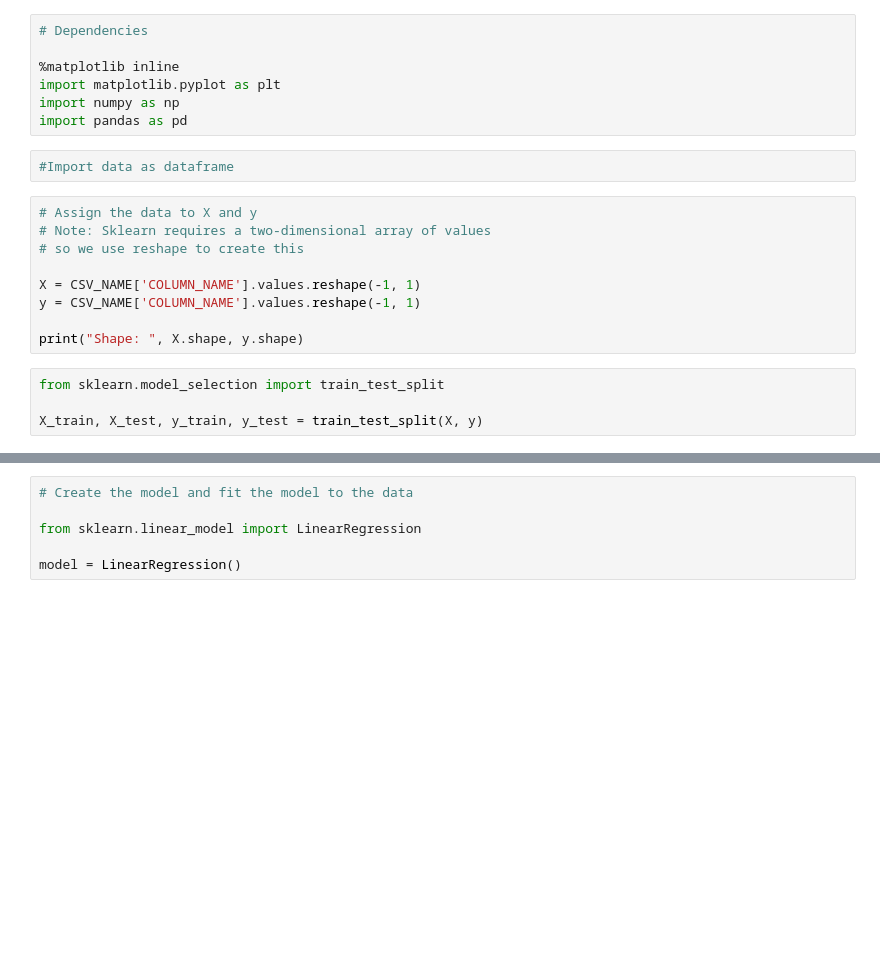
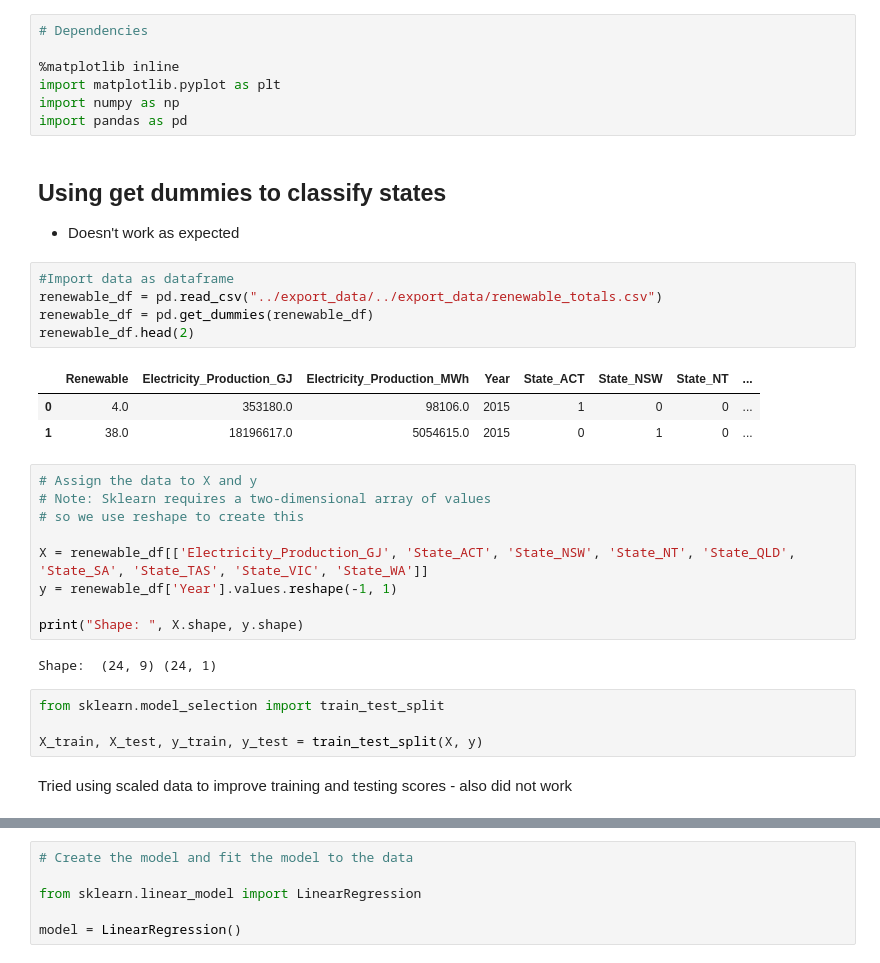
Before and after one commit to Carly-Jane/Australian_Energy_Insights, a Jupyter notebook: notebooks/machine_learning.ipynb, the cells around one changed output, grey strips where cells are left out. Saved outputs shown, nothing was run; the diff lists cells and outputs as text; blank space fills up the shorter version.

```diff
--- a/notebooks/machine_learning.ipynb
+++ b/notebooks/machine_learning.ipynb
@@ -5,18 +5,33 @@
 import matplotlib.pyplot as plt
 import numpy as np
 import pandas as pd
-# %%
-#Import data as dataframe
+# %% [markdown]
+## Using get dummies to classify states
+
+- Doesn't work as expected
+# %%
+#Import data as dataframe
+renewable_df = pd.read_csv("../export_data/../export_data/renewable_totals.csv")
+renewable_df = pd.get_dummies(renewable_df)
+renewable_df.head(2)
+# %% [output]
+|  | Renewable | Electricity_Production_GJ | Electricity_Production_MWh | Year | State_ACT | State_NSW | State_NT | ... |
+| 0 | 4.0 | 353180.0 | 98106.0 | 2015 | 1 | 0 | 0 | ... |
+| 1 | 38.0 | 18196617.0 | 5054615.0 | 2015 | 0 | 1 | 0 | ... |
 # %%
 # Assign the data to X and y
 # Note: Sklearn requires a two-dimensional array of values
 # so we use reshape to create this
 
-X = CSV_NAME['COLUMN_NAME'].values.reshape(-1, 1)
-y = CSV_NAME['COLUMN_NAME'].values.reshape(-1, 1)
+X = renewable_df[['Electricity_Production_GJ', 'State_ACT', 'State_NSW', 'State_NT', 'State_QLD', 'State_SA', 'State_TAS', 'State_VIC', 'State_WA']]
+y = renewable_df['Year'].values.reshape(-1, 1)
 
 print("Shape: ", X.shape, y.shape)
+# %% [output]
+Shape:  (24, 9) (24, 1)
 # %%
 from sklearn.model_selection import train_test_split
 
 X_train, X_test, y_train, y_test = train_test_split(X, y)
+# %% [markdown]
+Tried using scaled data to improve training and testing scores - also did not work
```
Also changed, not shown: parts of 34 cells of this notebook, 10 other files.
